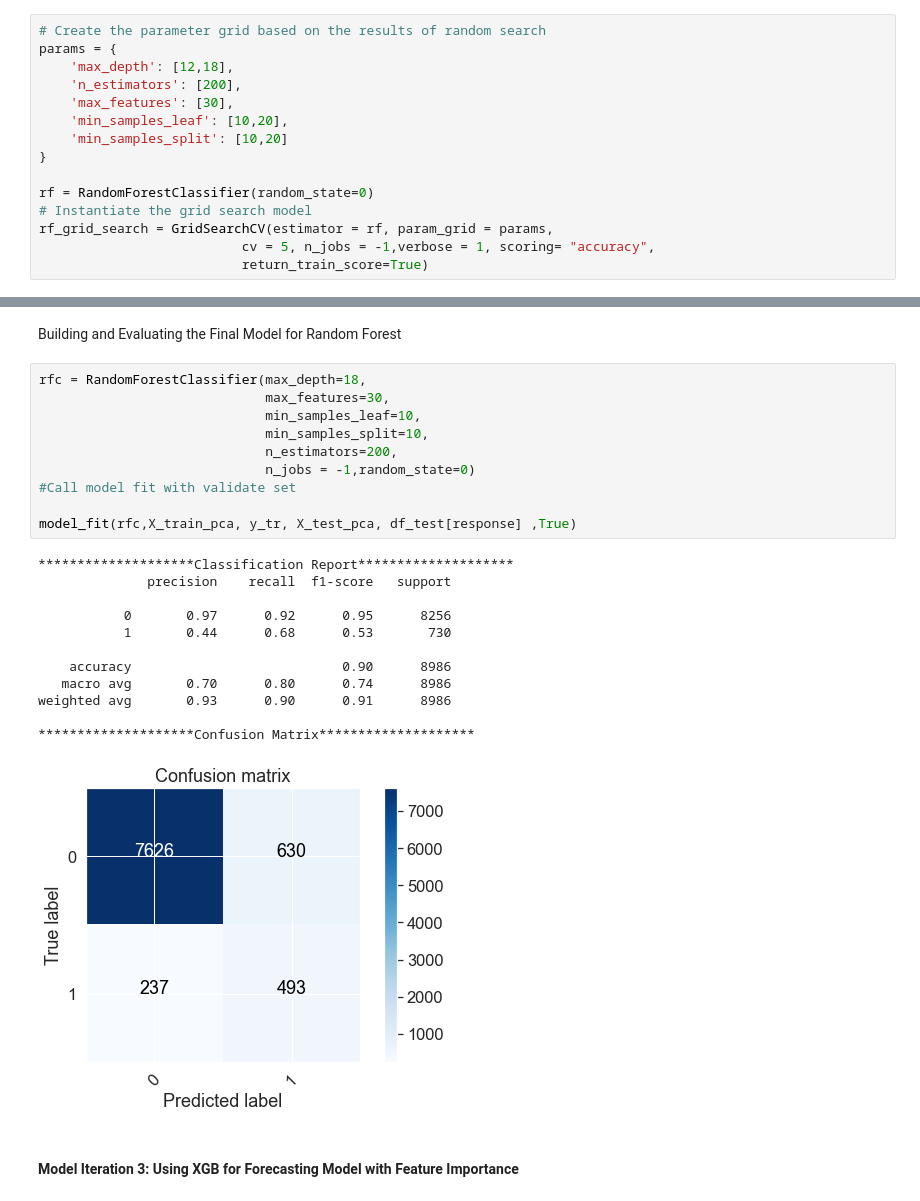
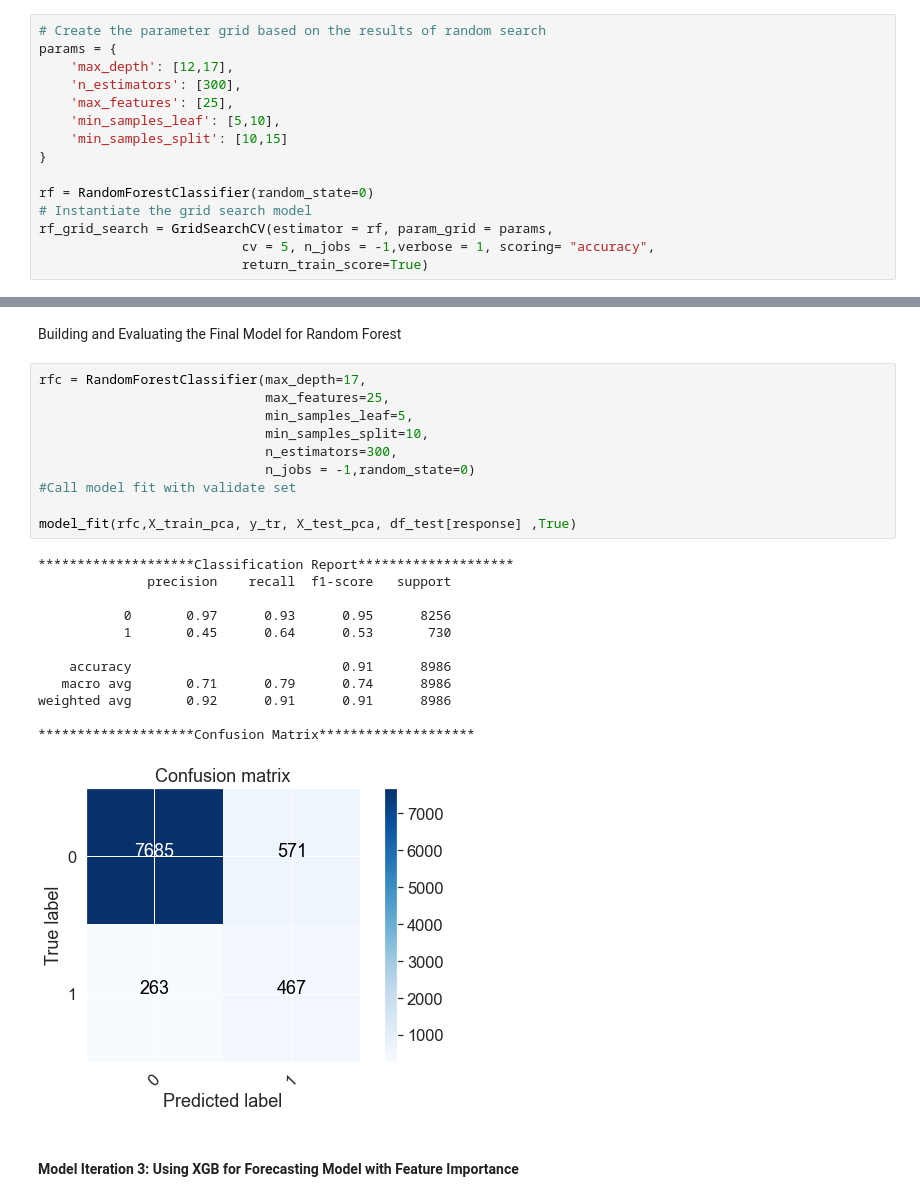
Before and after one commit to rramchan12/Telecom-Churn-CaseStudy, a Jupyter notebook: Telecom Churn Case Study.ipynb, the cells around one changed output, grey strips where cells are left out. Saved outputs shown, nothing was run; the diff lists cells and outputs as text.

Commit message:
Modified the best params for RandomForest based on GridSearch results

```diff
--- a/Telecom Churn Case Study.ipynb
+++ b/Telecom Churn Case Study.ipynb
@@ -1510,11 +1510,11 @@ Range 10 to 20 is optimal with good accuracy.
 # %%
 # Create the parameter grid based on the results of random search
 params = {
-    'max_depth': [12,18],
-    'n_estimators': [200],
-    'max_features': [30],
-    'min_samples_leaf': [10,20],
-    'min_samples_split': [10,20]
+    'max_depth': [12,17],
+    'n_estimators': [300],
+    'max_features': [25],
+    'min_samples_leaf': [5,10],
+    'min_samples_split': [10,15]
 }
 
 rf = RandomForestClassifier(random_state=0)
@@ -1541,28 +1541,28 @@ We can get accuracy of 0.93 using
 # %% [markdown]
 Building and Evaluating the Final Model for Random Forest
 # %%
-rfc = RandomForestClassifier(max_depth=18,
-                             max_features=30,
-                             min_samples_leaf=10,
+rfc = RandomForestClassifier(max_depth=17,
+                             max_features=25,
+                             min_samples_leaf=5,
                              min_samples_split=10,
-                             n_estimators=200,
+                             n_estimators=300,
                              n_jobs = -1,random_state=0)
 #Call model fit with validate set
 
 model_fit(rfc,X_train_pca, y_tr, X_test_pca, df_test[response] ,True)
 # %% [output]
 ********************Classification Report********************
               precision    recall  f1-score   support
 
-           0       0.97      0.92      0.95      8256
-           1       0.44      0.68      0.53       730
+           0       0.97      0.93      0.95      8256
+           1       0.45      0.64      0.53       730
 
-    accuracy                           0.90      8986
-   macro avg       0.70      0.80      0.74      8986
-weighted avg       0.93      0.90      0.91      8986
+    accuracy                           0.91      8986
+   macro avg       0.71      0.79      0.74      8986
+weighted avg       0.92      0.91      0.91      8986
 
 ********************Confusion Matrix********************
-[figure, old version]
+[figure, new version]
 # %% [markdown]
 #### Model Iteration 3: Using XGB for Forecasting Model with Feature Importance ####
 # %%
```
Also changed, not shown: parts of 2 cells of this notebook.
